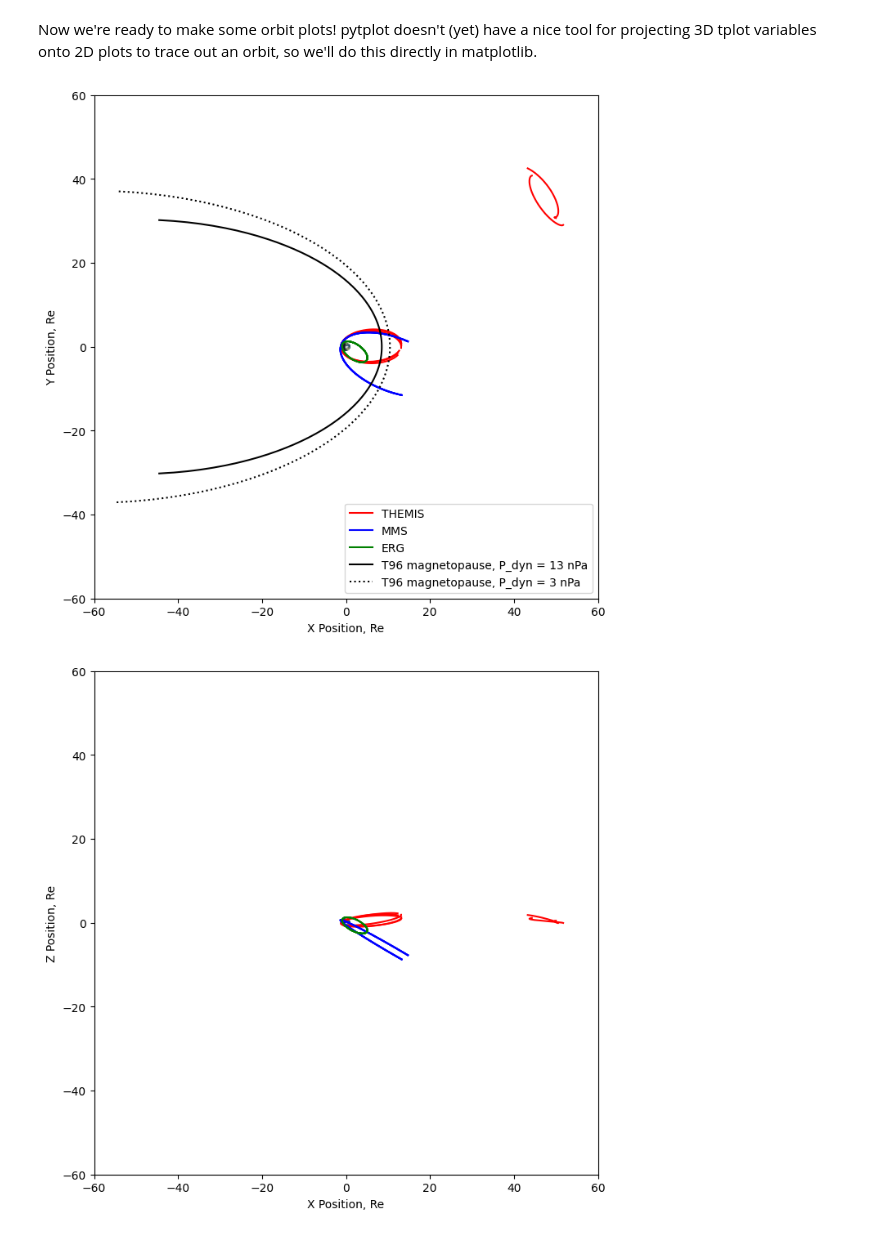
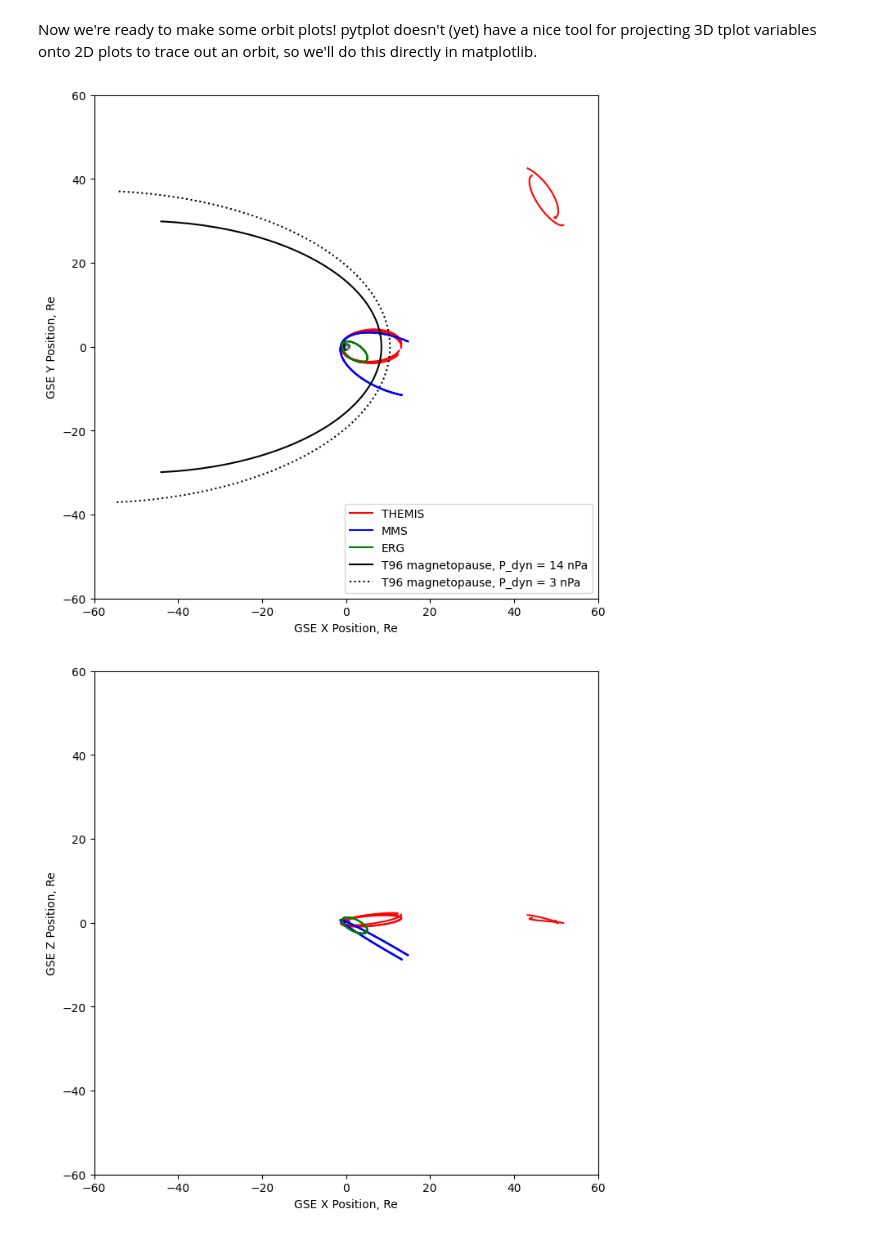
Before and after one commit to heliophysicsPy/summer-school-24, a Jupyter notebook: pyspedas-tutorial/MMS, THEMIS, Arase orbits 2023-03-24.ipynb, the cells around one changed output. Cells and saved outputs as stored; diff of their text form; code cells hidden in the pictures.

```diff
--- a/pyspedas-tutorial/MMS, THEMIS, Arase orbits 2023-03-24.ipynb
+++ b/pyspedas-tutorial/MMS, THEMIS, Arase orbits 2023-03-24.ipynb
@@ -180,7 +203,10 @@ ysize = 8.0
 # We get the path to the pyspedas.mms directory, and from there we can find the PNG.
 
 from pyspedas.mms import __file__ as mmsinitfile
-im = plt.imread(os.path.dirname(os.path.realpath(mmsinitfile)) + '/mec/earth_polar1.png')
+mms_init_file_path = os.path.realpath(mmsinitfile)
+mms_parent_dir = os.path.dirname(mms_init_file_path)
+png_path = mms_parent_dir + '/mec/earth_polar1.png'
+im = plt.imread(png_path)
 
 # We'll generate three plots, showing the orbits in the XY, XZ, and YZ planes in GSE coordinates
 # For each plot, we'll set consistent axis ranges and aspect ratios, and add the Earth image
@@ -192,8 +218,8 @@ xyaxis.set_aspect('equal')
 xyaxis.set_xlim([-60,60])
 xyaxis.set_ylim([-60,60])
 xyaxis.imshow(im, extent=(-1, 1, -1, 1))
-xyaxis.set_xlabel('X Position, Re')
-xyaxis.set_ylabel('Y Position, Re')
+xyaxis.set_xlabel('GSE X Position, Re')
+xyaxis.set_ylabel('GSE Y Position, Re')
 
 # XZ plane: looking from the side in the ecliptic plane
 xzfig, xzaxis = plt.subplots(sharey=True, sharex=True, figsize=(xsize, ysize))
@@ -201,8 +227,8 @@ xzaxis.set_aspect('equal')
 xzaxis.set_xlim([-60,60])
 xzaxis.set_ylim([-60,60])
 xzaxis.imshow(im, extent=(-1, 1, -1, 1))
-xzaxis.set_xlabel('X Position, Re')
-xzaxis.set_ylabel('Z Position, Re')
+xzaxis.set_xlabel('GSE X Position, Re')
+xzaxis.set_ylabel('GSE Z Position, Re')
 
 # YZ plane: looking from the Sun towards Earth
 yzfig, yzaxis = plt.subplots(sharey=True, sharex=True, figsize=(xsize, ysize))
@@ -210,8 +236,8 @@ yzaxis.set_aspect('equal')
 yzaxis.set_xlim([-60,60])
 yzaxis.set_ylim([-60,60])
 yzaxis.imshow(im, extent=(-1, 1, -1, 1))
-yzaxis.set_xlabel('Y Position, Re')
-yzaxis.set_ylabel('Z Position, Re')
+yzaxis.set_xlabel('GSE Y Position, Re')
+yzaxis.set_ylabel('GSE Z Position, Re')
 
 
 # Convert THEMIS and MMS positions to units of Earth radii, keeping the same variable names
@@ -224,48 +250,51 @@ for v in mms_state_vars:
 
 # ERG positions are already in Re!
 
+# Make master lists of orbit variables and colors (red for THEMIS, blue for MMS, green for ERG)
 probe_vars = []
 probe_cols = []
 
-# Make master list of orbit variables and colors (red for THEMIS, blue for MMS, green for ERG)
 probe_vars.extend(thm_state_vars)
 probe_cols.extend(['r', 'r', 'r', 'r', 'r'])
+
 probe_vars.extend(mms_state_vars)
 probe_cols.extend(['b', 'b', 'b', 'b'])
+
 probe_vars.extend(erg_orb_vars)
 probe_cols.extend(['g'])
 
 # For each variable, project the 3-D orbit data onto three 2-D plots
 
 for var,col in zip(probe_vars,probe_cols):
     d = get_data(var)
+    # We'll ignore d.times, and only look at the position vectors d.y[]
     xyaxis.plot(d.y[:, 0], d.y[:, 1],color=col)
     xzaxis.plot(d.y[:, 0], d.y[:, 2],color=col)
     yzaxis.plot(d.y[:, 1], d.y[:, 2],color=col)
 
 # We want to label the lines on the XY orbit plot, but we have several probes for the THEMIS
-# and MMS constellations.  To avoid multiple legend entries, rather than specifying lables
-# in the plot loop above, we'll do a little kludge here and just plot a single point at the
-# origin for each mission, with the appropriate color and label text.
+# and MMS constellations.  To avoid multiple legend entries, rather than specifying labels
+# in the plot loop above, we'll just make a few plot calls with empty lists and the appropriate
+# colors and labels.
 
-xyaxis.plot([0.0], [0.0], color='r',label='THEMIS')
-xyaxis.plot([0.0], [0.0], color='b',label='MMS')
-xyaxis.plot([0.0], [0.0], color='g',label='ERG')
+xyaxis.plot([], [], color='r',label='THEMIS')
+xyaxis.plot([], [], color='b',label='MMS')
+xyaxis.plot([], [], color='g',label='ERG')
 
 # Get the data values for the high-pressure magnetopause boundary and plot on the XY plane.
 mp_dat = pytplot.get_data('mpause_gse_hi')
-xyaxis.plot(mp_dat.y[:,0],mp_dat.y[:,1],color='k',linestyle='solid', label="T96 magnetopause, P_dyn = 13 nPa")
+xyaxis.plot(mp_dat.y[:,0],mp_dat.y[:,1],color='k',linestyle='solid', label="T96 magnetopause, P_dyn = 14 nPa")
 
 # Get the data values for the low-pressure magnetopause boundary and plot on the XY plane.
 mp_dat = pytplot.get_data('mpause_gse_low')
 xyaxis.plot(mp_dat.y[:,0],mp_dat.y[:,1],color='k',linestyle='dotted', label='T96 magnetopause, P_dyn = 3 nPa')
 
 # Place the legend at the lower right where it won't cover anything interesting
 xyaxis.legend(loc='lower right')
 
 # Show the plots!
 
 plt.show()
 # %% [output]
-[figure, old version]
+[figure, new version]
-[figure, old version]
+[figure, new version]
```
Also changed, not shown: parts of 12 cells of this notebook, 16 other files.
